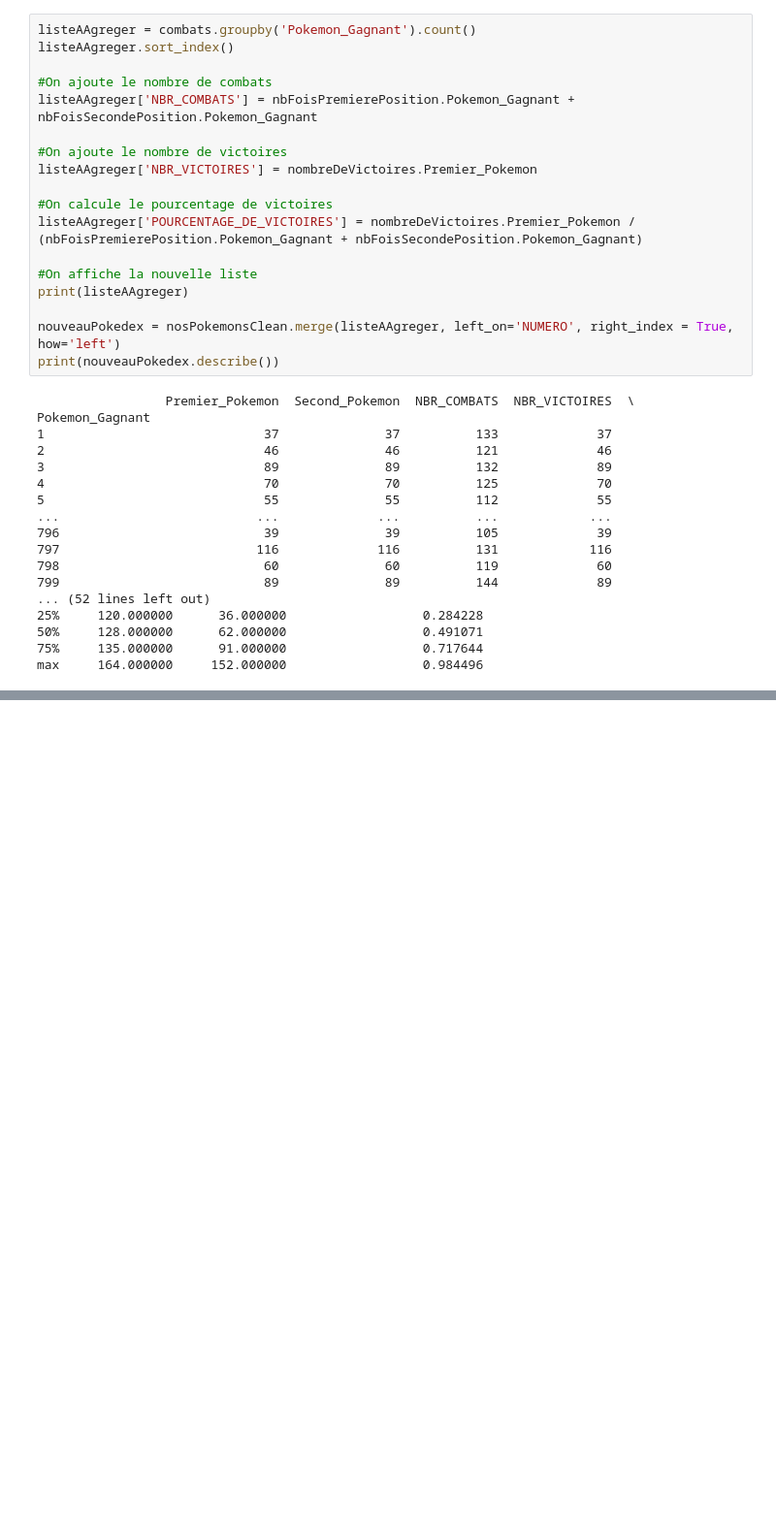
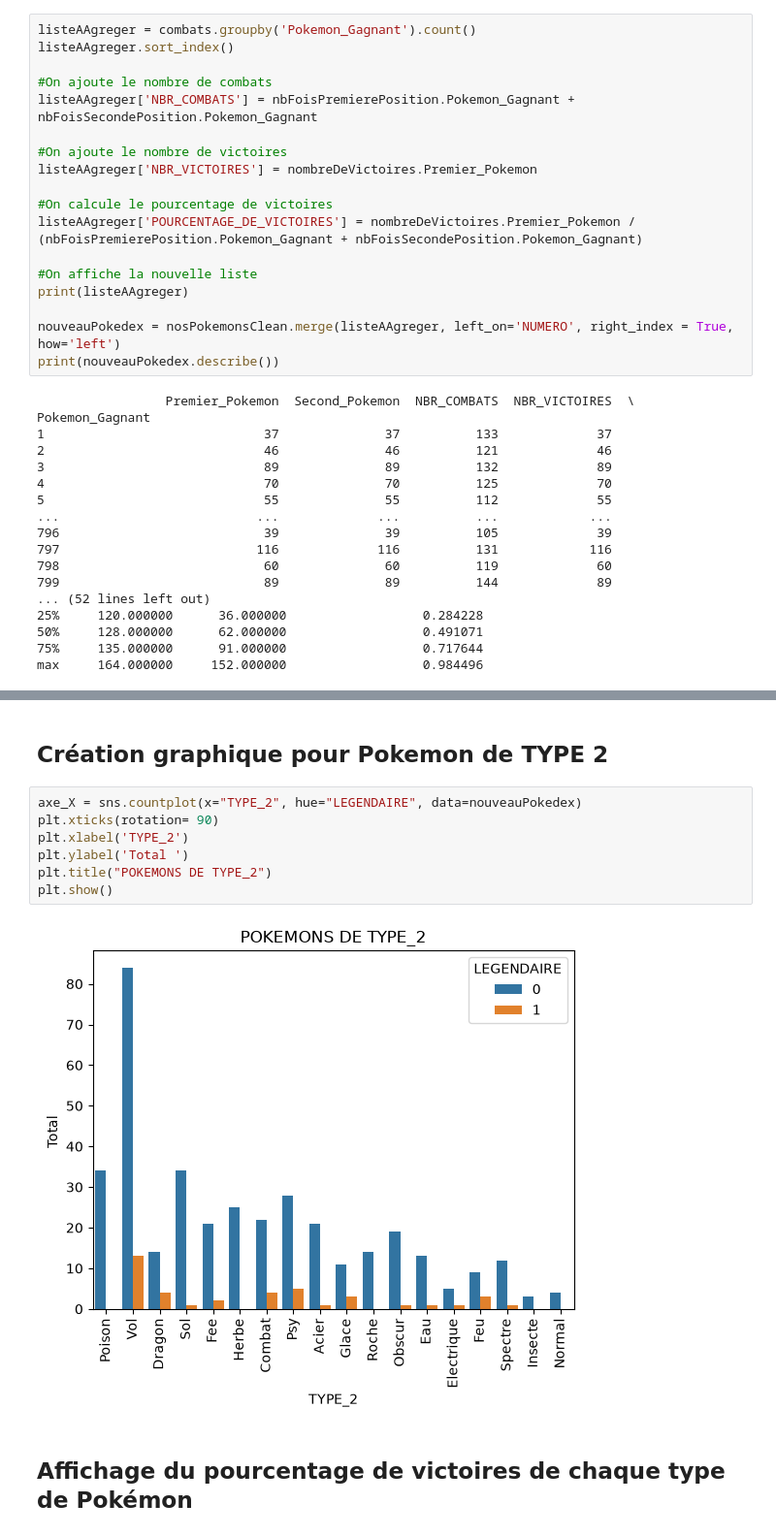
Before and after one commit to Alex9491/420-5G4-ML, a Jupyter notebook: apprentissage/partie1_2.ipynb, the cells around one changed output, grey strips where cells are left out. Shown at 97% size. Drawn from its saved outputs; the diff is of its cells as text; blank space fills up the shorter version.

```diff
--- a/apprentissage/partie1_2.ipynb
+++ b/apprentissage/partie1_2.ipynb
@@ -261,0 +302,13 @@ max     164.000000     152.000000                  0.984496
+# %% [markdown]
+## Création graphique pour Pokemon de TYPE 2
+# %%
+axe_X = sns.countplot(x="TYPE_2", hue="LEGENDAIRE", data=nouveauPokedex)
+plt.xticks(rotation= 90)
+plt.xlabel('TYPE_2')
+plt.ylabel('Total ')
+plt.title("POKEMONS DE TYPE_2")
+plt.show()
+# %% [output]
+[figure, added]
+# %% [markdown]
+## Affichage du pourcentage de victoires de chaque type de Pokémon
```
Also changed, not shown: parts of 8 cells of this notebook, 2 other files.
